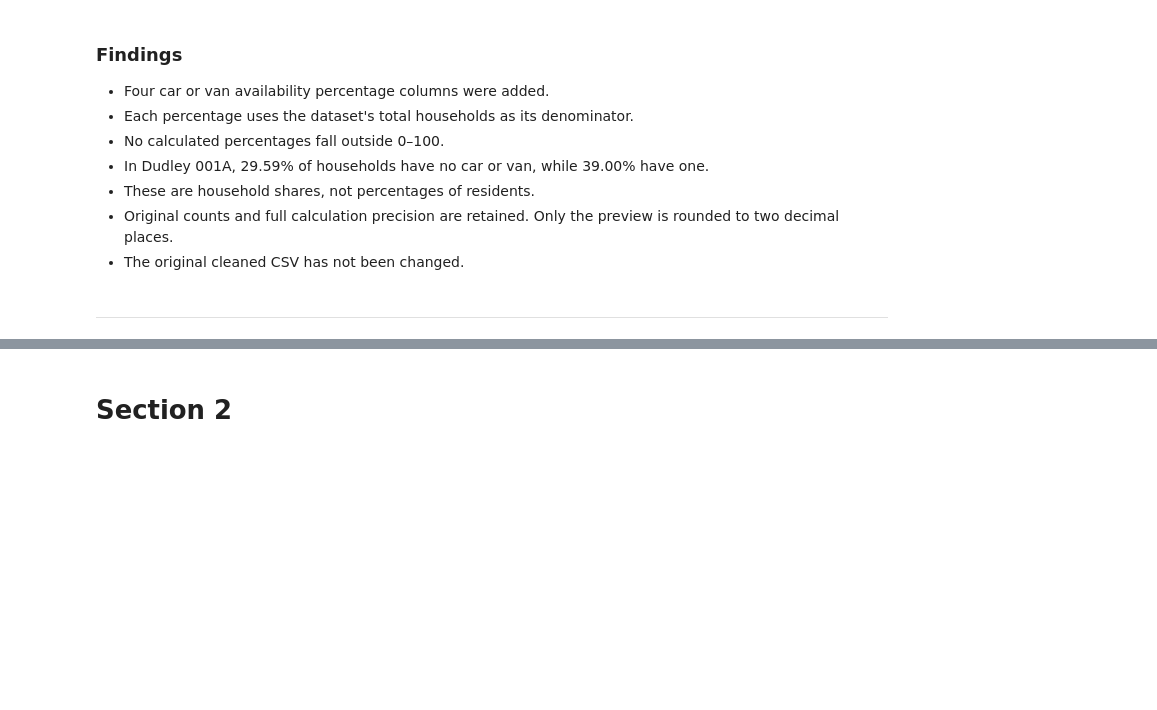
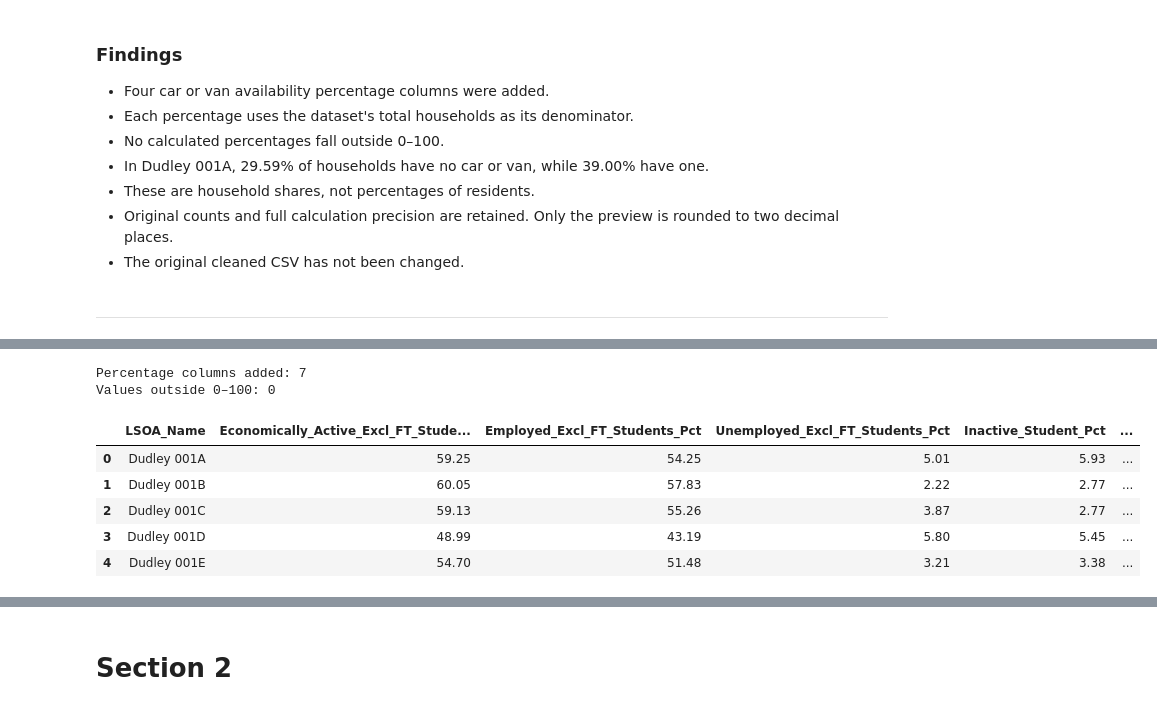
Before and after one commit to LieneRubule/dudley-employment-barriers, a Jupyter notebook: jupyter_notebooks/06_merge_and_prepare.ipynb, the cells around one changed output, grey strips where cells are left out. Saved outputs shown, nothing was run; the diff lists cells and outputs as text; code cells hidden in the pictures; blank space fills up the shorter version.

Commit message:
Calculate and validate economic activity population shares

```diff
--- a/jupyter_notebooks/06_merge_and_prepare.ipynb
+++ b/jupyter_notebooks/06_merge_and_prepare.ipynb
@@ -684,0 +700,60 @@ Values outside 0–100: 0
+# %%
+# Developed with ChatGPT assistance to calculate population shares.
+
+# Create a separate working copy.
+# Reference:
+# https://pandas.pydata.org/docs/reference/api/pandas.DataFrame.copy.html
+economic_prepared = datasets["economic"].copy()
+
+economic_columns = [
+    "Economically_Active_Excl_FT_Students",
+    "Employed_Excl_FT_Students",
+    "Unemployed_Excl_FT_Students",
+    "Inactive_Student",
+    "Inactive_Home_Or_Family",
+    "Inactive_Long_Term_Sick_Or_Disabled",
+    "Inactive_Other"
+]
+
+# Express each selected category as a share of all residents 16+.
+# Reference:
+# https://pandas.pydata.org/docs/reference/api/pandas.Series.div.html
+economic_population = economic_prepared["Total_Aged_16_Plus"]
+
+for column in economic_columns:
+    economic_prepared[f"{column}_Pct"] = (
+        economic_prepared[column].div(economic_population) * 100
+    )
+
+# Check that percentages fall between 0 and 100.
+# Reference:
+# https://pandas.pydata.org/docs/reference/api/pandas.Series.between.html
+economic_pct_columns = [
+    f"{column}_Pct" for column in economic_columns
+]
+
+invalid_economic_pct = economic_prepared[
+    economic_pct_columns
+].apply(
+    lambda column: (~column.between(0, 100)).sum()
+)
+
+print("Percentage columns added:", len(economic_pct_columns))
+print("Values outside 0–100:", invalid_economic_pct.sum())
+
+# Preview five areas, rounding only the displayed values.
+# Reference:
+# https://pandas.pydata.org/docs/reference/api/pandas.DataFrame.round.html
+preview_columns = ["LSOA_Name"] + economic_pct_columns
+display(
+    economic_prepared[preview_columns].head().round(2)
+)
+# %% [output]
+Percentage columns added: 7
+Values outside 0–100: 0
+|  | LSOA_Name | Economically_Active_Excl_FT_Stude... | Employed_Excl_FT_Students_Pct | Unemployed_Excl_FT_Students_Pct | Inactive_Student_Pct | ... |
+| 0 | Dudley 001A | 59.25 | 54.25 | 5.01 | 5.93 | ... |
+| 1 | Dudley 001B | 60.05 | 57.83 | 2.22 | 2.77 | ... |
+| 2 | Dudley 001C | 59.13 | 55.26 | 3.87 | 2.77 | ... |
+| 3 | Dudley 001D | 48.99 | 43.19 | 5.80 | 5.45 | ... |
+| 4 | Dudley 001E | 54.70 | 51.48 | 3.21 | 3.38 | ... |
```
Also changed, not shown: parts of 3 cells of this notebook.
